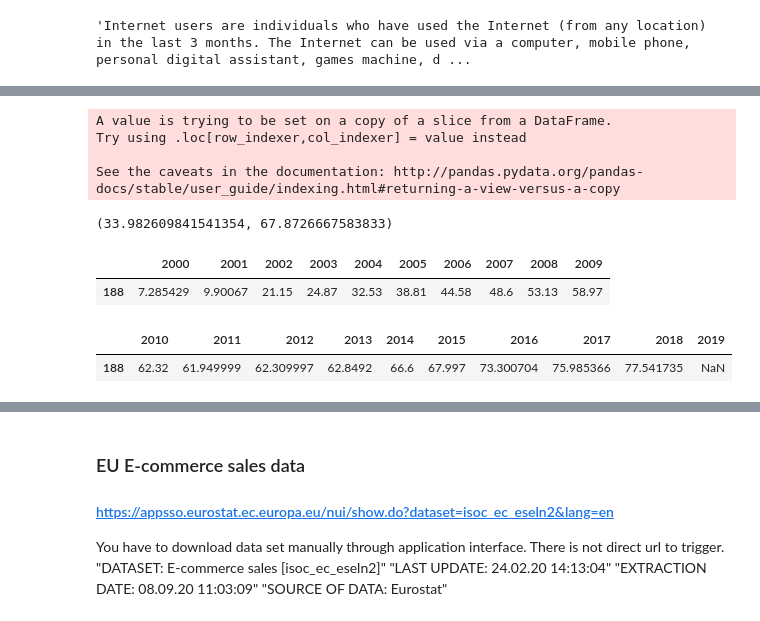
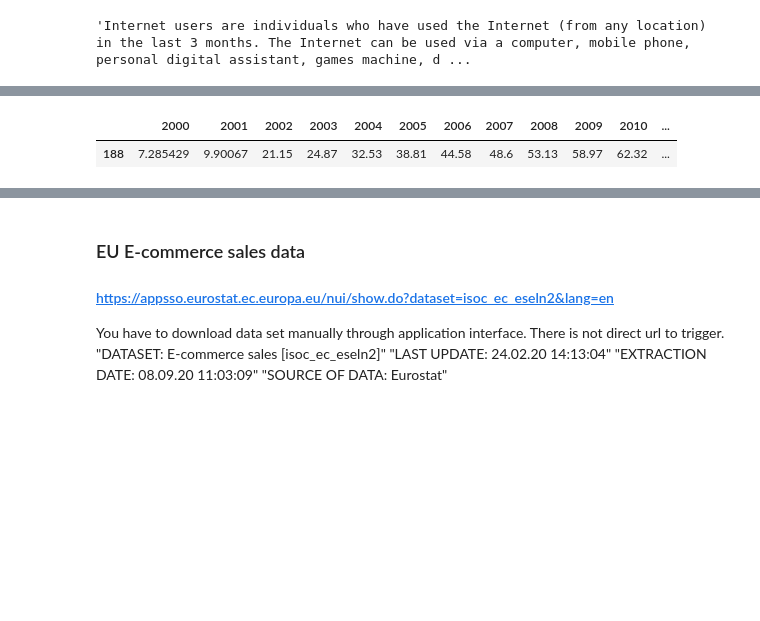
Before and after one commit to IOR88/DigitalBusinessTransformation, a Jupyter notebook: DigitalBusinessTransformation.ipynb, the cells around one changed output, grey strips where cells are left out. Cells and saved outputs as stored; diff of their text form; code cells hidden in the pictures; blank space fills up the shorter version.

```diff
--- a/DigitalBusinessTransformation.ipynb
+++ b/DigitalBusinessTransformation.ipynb
@@ -44,9 +44,10 @@ pd.read_csv("./Metadata_Indicator_API_IT.NET.USER.ZS_DS2_en_csv_v2_1307380.csv")
 # %%
 source_df = pd.read_csv("./API_IT.NET.USER.ZS_DS2_en_csv_v2_1307380.csv")
 # %%
-YEARS = [str(x) for x in range(2000, 2020, 1)]
+YEARS = [str(x) for x in range(2000, 2019, 1)]
 COLUMNS = ["Country Name", "Country Code", *YEARS]
 df = source_df[COLUMNS]
+# IMPORTANT not data for 2019
 # %%
 df.head()
 # %% [output]
@@ -78,30 +78,18 @@ s2010 = [str(x) for x in range(2010, 2020, 1)]
 # %%
-calculate_decade(poland_df, s2000, '2000s')
-calculate_decade(poland_df, s2010, '2010s')
+# calculate_decade(poland_df, s2000, '2000s')
+# calculate_decade(poland_df, s2010, '2010s')
 
 # calculate_decade(germany_df, s2000, '2000s')
 # calculate_decade(germany_df, s2010, '2010s')
 
 # calculate_decade(eu_df, s2000, '2000s')
 # calculate_decade(eu_df, s2010, '2010s')
-# %% [output]
-A value is trying to be set on a copy of a slice from a DataFrame.
-Try using .loc[row_indexer,col_indexer] = value instead
-
-See the caveats in the documentation: http://pandas.pydata.org/pandas-docs/stable/user_guide/indexing.html#returning-a-view-versus-a-copy
 # %%
-poland_df['2000s'].values[0], poland_df['2010s'].values[0]
+# poland_df['2000s'].values[0], poland_df['2010s'].values[0]
 # germany_df['2000s'].values[0], germany_df['2010s'].values[0]
 # eu_df['2000s'].values[0], eu_df['2010s'].values[0]
-# %% [output]
-(33.982609841541354, 67.8726667583833)
 # %%
-poland_df[s2000]
+poland_df[YEARS]
 # %% [output]
-|  | 2000 | 2001 | 2002 | 2003 | 2004 | 2005 | 2006 | 2007 | 2008 | 2009 |
-| 188 | 7.285429 | 9.90067 | 21.15 | 24.87 | 32.53 | 38.81 | 44.58 | 48.6 | 53.13 | 58.97 |
+|  | 2000 | 2001 | 2002 | 2003 | 2004 | 2005 | 2006 | 2007 | 2008 | 2009 | 2010 | ... |
+| 188 | 7.285429 | 9.90067 | 21.15 | 24.87 | 32.53 | 38.81 | 44.58 | 48.6 | 53.13 | 58.97 | 62.32 | ... |
-# %%
-poland_df[s2010]
-# %% [output]
-|  | 2010 | 2011 | 2012 | 2013 | 2014 | 2015 | 2016 | 2017 | 2018 | 2019 |
-| 188 | 62.32 | 61.949999 | 62.309997 | 62.8492 | 66.6 | 67.997 | 73.300704 | 75.985366 | 77.541735 | NaN |
```
Also changed, not shown: parts of 8 cells of this notebook, 6 other files.
